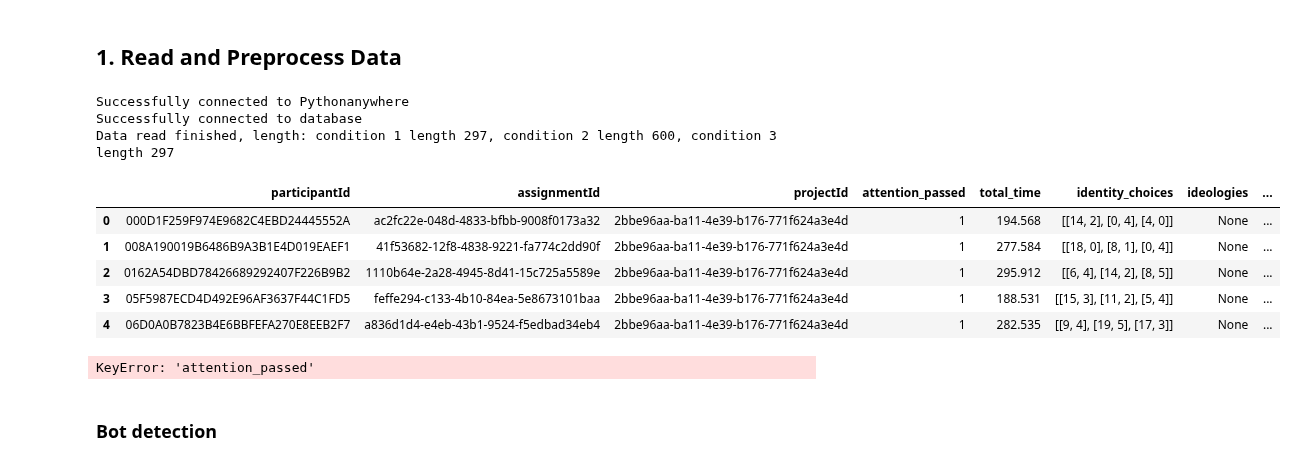
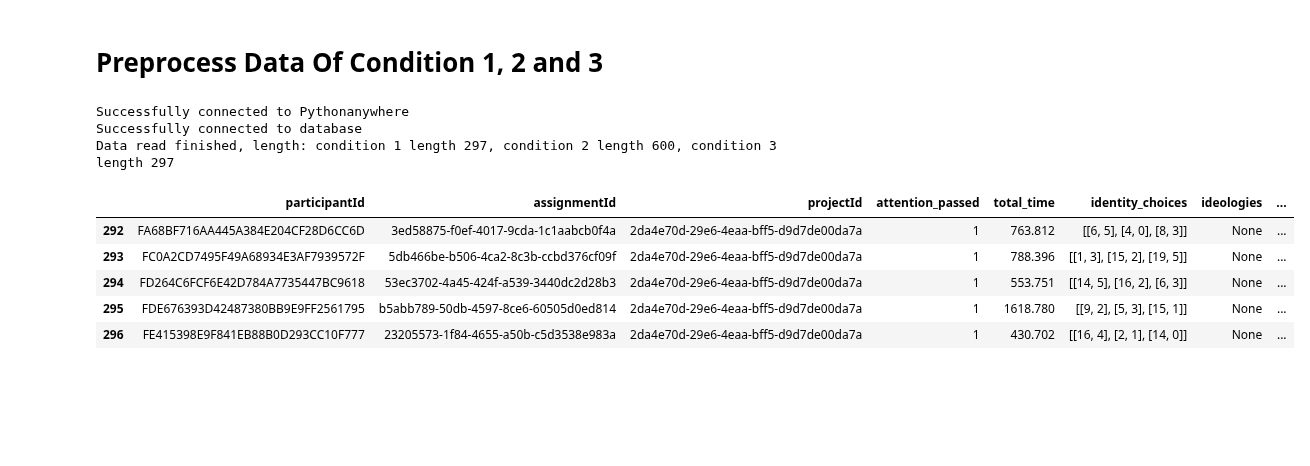
Before and after one commit to yindeqiang/Online-Politicization-Experiment-Website, a Jupyter notebook: data_analysis/condition_preprocess.ipynb, the cells around one changed output. Drawn from its saved outputs; the diff is of its cells as text; code cells hidden in the pictures; blank space fills up the shorter version.

Commit message:
regenerate condition data and analysis

```diff
--- a/data_analysis/condition_preprocess.ipynb
+++ b/data_analysis/condition_preprocess.ipynb
@@ -1,3 +1,5 @@
+# %% [markdown]
+# Preprocess Data Of Condition 1, 2 and 3
 # %%
 import numpy as np
 import pandas as pd
@@ -13,8 +15,6 @@ import math
 from params import *
 from utils import *
 from key import *
-# %% [markdown]
-## 1. Read and Preprocess Data
 # %%
 sshtunnel.SSH_TIMEOUT = 5.0
 sshtunnel.TUNNEL_TIMEOUT = 5.0
@@ -27,54 +27,40 @@ with sshtunnel.SSHTunnelForwarder(
     print("Successfully connected to Pythonanywhere")
     connection = MySQLdb.connect(
         user='Grawi',
         passwd=db_password,
         host='127.0.0.1', port=tunnel.local_bind_port,
         db='Grawi$Interactive_quiz_database',
     )
     # Do stuff
     print("Successfully connected to database")
 
     try:
         cursor = connection.cursor()
         df_1 = pd.read_sql("SELECT * FROM condition_1;", connection)
-        df_1["type"] = "condition_1"
+        df_1["experiment_type"] = "condition_1"
         df_2 = pd.read_sql("SELECT * FROM condition_2;", connection)
-        df_2["type"] = "condition_2"
+        df_2["experiment_type"] = "condition_2"
         df_3 = pd.read_sql("SELECT * FROM condition_3;", connection)
-        df_3["type"] = "condition_3"
+        df_3["experiment_type"] = "condition_3"
         print(f"Data read finished, length: condition 1 length {len(df_1)}, condition 2 length {len(df_2)}, condition 3 length {len(df_3)}")
 
     except Exception as e:
         print("Error:", e)
 
     finally:
         # Close the cursor and connection
         cursor.close()
         connection.close()
 
-df = pd.concat([df_1, df_2, df_3])
-df.head
+df_original = pd.concat([df_1, df_2, df_3])
+df_original.tail(5)
 # %% [output]
 Successfully connected to Pythonanywhere
 Successfully connected to database
 Data read finished, length: condition 1 length 297, condition 2 length 600, condition 3 length 297
 |  | participantId | assignmentId | projectId | attention_passed | total_time | identity_choices | ideologies | ... |
-| 0 | 000D1F259F974E9682C4EBD24445552A | ac2fc22e-048d-4833-bfbb-9008f0173a32 | 2bbe96aa-ba11-4e39-b176-771f624a3e4d | 1 | 194.568 | [[14, 2], [0, 4], [4, 0]] | None | ... |
-| 1 | 008A190019B6486B9A3B1E4D019EAEF1 | 41f53682-12f8-4838-9221-fa774c2dd90f | 2bbe96aa-ba11-4e39-b176-771f624a3e4d | 1 | 277.584 | [[18, 0], [8, 1], [0, 4]] | None | ... |
-| 2 | 0162A54DBD78426689292407F226B9B2 | 1110b64e-2a28-4945-8d41-15c725a5589e | 2bbe96aa-ba11-4e39-b176-771f624a3e4d | 1 | 295.912 | [[6, 4], [14, 2], [8, 5]] | None | ... |
-| 3 | 05F5987ECD4D492E96AF3637F44C1FD5 | feffe294-c133-4b10-84ea-5e8673101baa | 2bbe96aa-ba11-4e39-b176-771f624a3e4d | 1 | 188.531 | [[15, 3], [11, 2], [5, 4]] | None | ... |
-| 4 | 06D0A0B7823B4E6BBFEFA270E8EEB2F7 | a836d1d4-e4eb-43b1-9524-f5edbad34eb4 | 2bbe96aa-ba11-4e39-b176-771f624a3e4d | 1 | 282.535 | [[9, 4], [19, 5], [17, 3]] | None | ... |
+| 292 | FA68BF716AA445A384E204CF28D6CC6D | 3ed58875-f0ef-4017-9cda-1c1aabcb0f4a | 2da4e70d-29e6-4eaa-bff5-d9d7de00da7a | 1 | 763.812 | [[6, 5], [4, 0], [8, 3]] | None | ... |
+| 293 | FC0A2CD7495F49A68934E3AF7939572F | 5db466be-b506-4ca2-8c3b-ccbd376cf09f | 2da4e70d-29e6-4eaa-bff5-d9d7de00da7a | 1 | 788.396 | [[1, 3], [15, 2], [19, 5]] | None | ... |
+| 294 | FD264C6FCF6E42D784A7735447BC9618 | 53ec3702-4a45-424f-a539-3440dc2d28b3 | 2da4e70d-29e6-4eaa-bff5-d9d7de00da7a | 1 | 553.751 | [[14, 5], [16, 2], [6, 3]] | None | ... |
+| 295 | FDE676393D42487380BB9E9FF2561795 | b5abb789-50db-4597-8ce6-60505d0ed814 | 2da4e70d-29e6-4eaa-bff5-d9d7de00da7a | 1 | 1618.780 | [[9, 2], [5, 3], [15, 1]] | None | ... |
+| 296 | FE415398E9F841EB88B0D293CC10F777 | 23205573-1f84-4655-a50b-c5d3538e983a | 2da4e70d-29e6-4eaa-bff5-d9d7de00da7a | 1 | 430.702 | [[16, 4], [2, 1], [14, 0]] | None | ... |
-# %%
-for i in range(3):
-    id_attention_failed = df[i][df[i]['attention_passed'] == 0]['participantId'].tolist()
-    print(f"For condition {i + 1}, {len(id_attention_failed)} participants failed attention passed: {id_attention_failed}")
-    df[i] = df[i][df[i]['attention_passed'] == True]
-    columns_to_drop = ['assignmentId', 'projectId', 'attention_passed', 'total_time', 'identity_choices', 'ideologies', 'submit_time']
-    df[i].drop(columns_to_drop, inplace=True, axis=1)
-    print(f"There are {len(df[i])} valid data collected\n")
-    df[i].set_index('participantId', inplace=True)
-df[0].head()
-# %% [output]
-KeyError: 'attention_passed'
-# %% [markdown]
-### Bot detection
```
Also changed, not shown: parts of 21 cells of this notebook, 9 other files.
